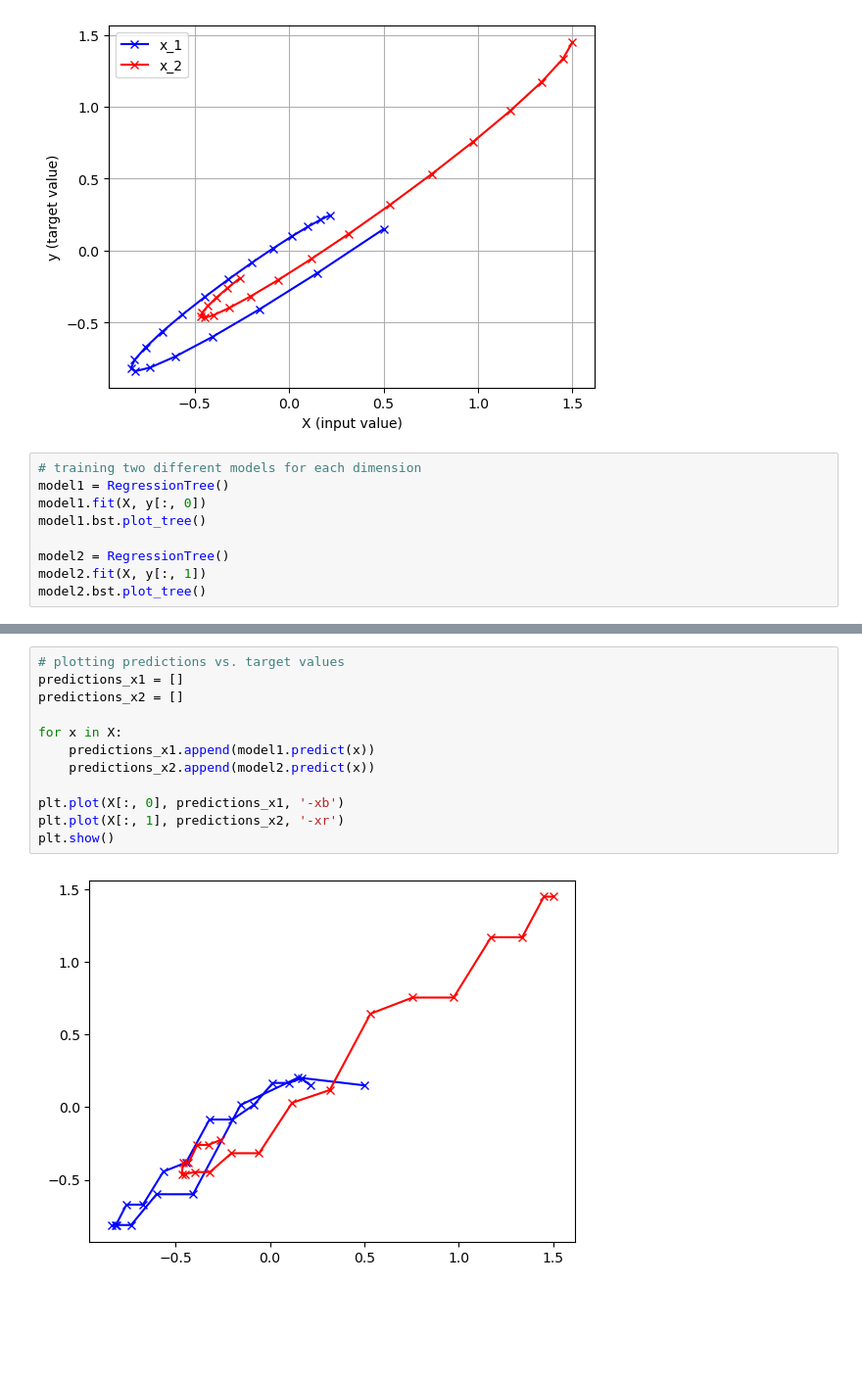
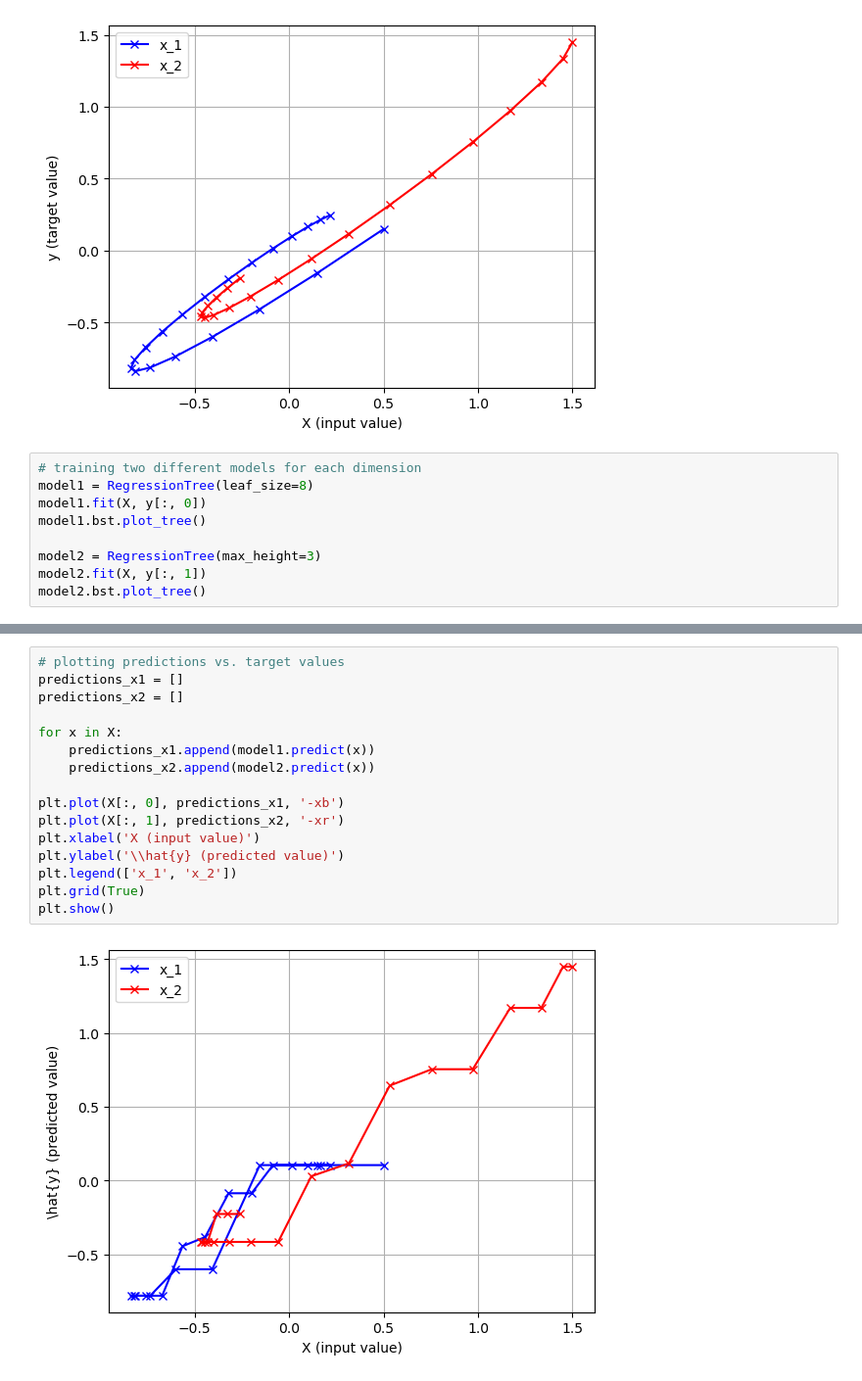
Before and after one commit to XavierVI/Intro_to_machine_learning_assignments, a Jupyter notebook: midterm_project/task3_and_4.ipynb, the cells around one changed output, grey strips where cells are left out. Shown: that part at 98% size. Saved outputs shown, nothing was run; the diff lists cells and outputs as text; blank space fills up the shorter version.

```diff
--- a/midterm_project/task3_and_4.ipynb
+++ b/midterm_project/task3_and_4.ipynb
@@ -70,11 +70,11 @@ plt.show()
 [figure]
 # %%
 # training two different models for each dimension
-model1 = RegressionTree()
+model1 = RegressionTree(leaf_size=8)
 model1.fit(X, y[:, 0])
 model1.bst.plot_tree()
 
-model2 = RegressionTree()
+model2 = RegressionTree(max_height=3)
 model2.fit(X, y[:, 1])
 model2.bst.plot_tree()
 # %% [output]
@@ -83,14 +83,18 @@ model2.bst.plot_tree()
 # %%
 # plotting predictions vs. target values
 predictions_x1 = []
 predictions_x2 = []
 
 for x in X:
     predictions_x1.append(model1.predict(x))
     predictions_x2.append(model2.predict(x))
 
 plt.plot(X[:, 0], predictions_x1, '-xb')
 plt.plot(X[:, 1], predictions_x2, '-xr')
+plt.xlabel('X (input value)')
+plt.ylabel('\\hat{y} (predicted value)')
+plt.legend(['x_1', 'x_2'])
+plt.grid(True)
 plt.show()
 # %% [output]
-[figure, old version]
+[figure, new version]
```
Also changed, not shown: parts of 2 cells of this notebook, 1 other file.
